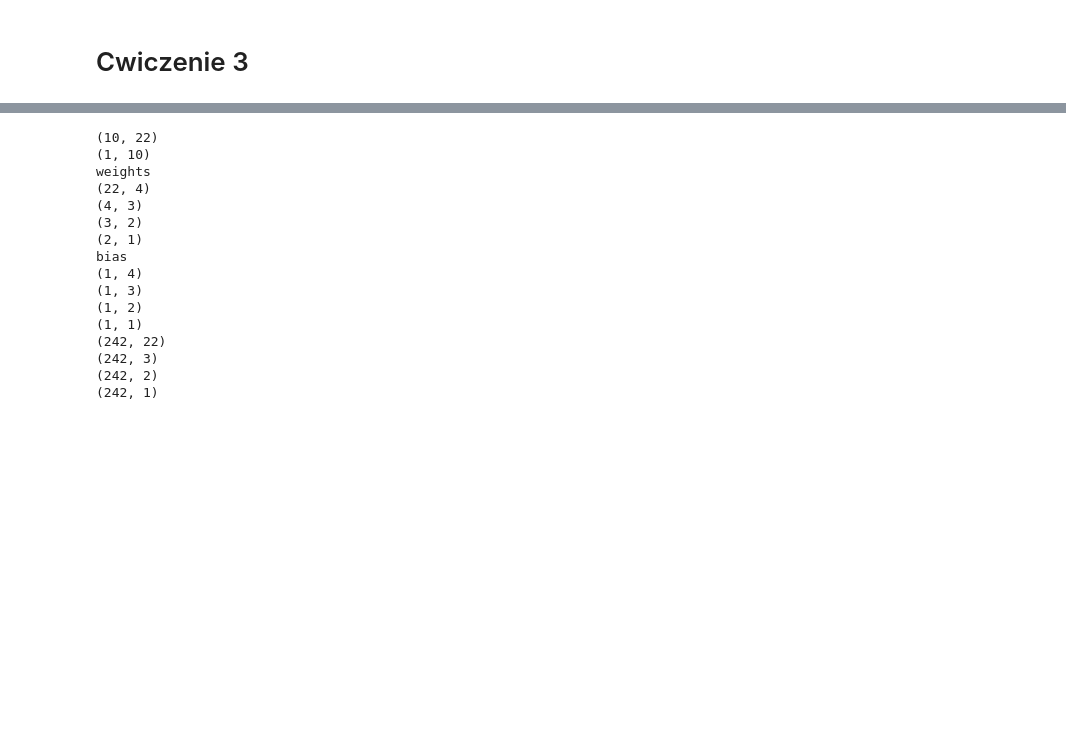
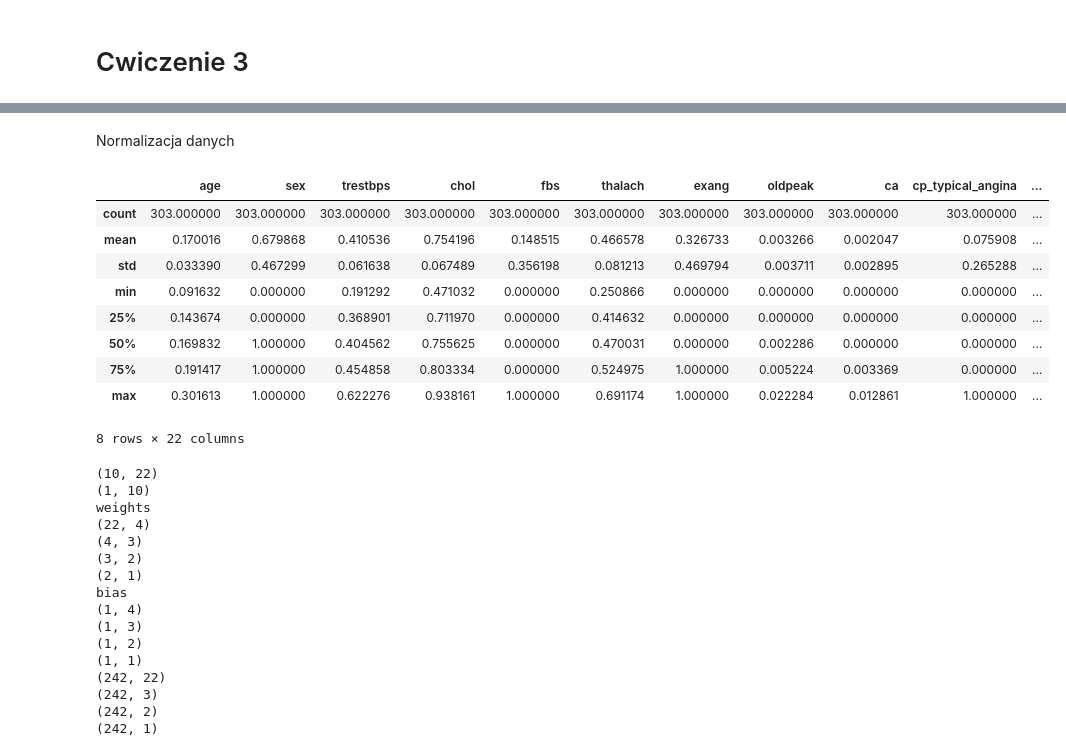
Before and after one commit to Filipstrozik/NeuralNetworks, a Jupyter notebook: CW1/data_exploration.ipynb, the cells around one changed output, grey strips where cells are left out. Saved outputs shown, nothing was run; the diff lists cells and outputs as text; code cells hidden in the pictures; blank space fills up the shorter version.

```diff
--- a/CW1/data_exploration.ipynb
+++ b/CW1/data_exploration.ipynb
@@ -511,0 +523,18 @@ F1:  0.8787878787878787
+# %% [markdown]
+Normalizacja danych
+# %%
+from sklearn import preprocessing
+scaler = preprocessing.Normalizer()
+X[numeric_features] = scaler.fit_transform(X[numeric_features])
+X.describe()
+# %% [output]
+|  | age | sex | trestbps | chol | fbs | thalach | exang | oldpeak | ca | cp_typical_angina | ... |
+| count | 303.000000 | 303.000000 | 303.000000 | 303.000000 | 303.000000 | 303.000000 | 303.000000 | 303.000000 | 303.000000 | 303.000000 | ... |
+| mean | 0.170016 | 0.679868 | 0.410536 | 0.754196 | 0.148515 | 0.466578 | 0.326733 | 0.003266 | 0.002047 | 0.075908 | ... |
+| std | 0.033390 | 0.467299 | 0.061638 | 0.067489 | 0.356198 | 0.081213 | 0.469794 | 0.003711 | 0.002895 | 0.265288 | ... |
+| min | 0.091632 | 0.000000 | 0.191292 | 0.471032 | 0.000000 | 0.250866 | 0.000000 | 0.000000 | 0.000000 | 0.000000 | ... |
+| 25% | 0.143674 | 0.000000 | 0.368901 | 0.711970 | 0.000000 | 0.414632 | 0.000000 | 0.000000 | 0.000000 | 0.000000 | ... |
+| 50% | 0.169832 | 1.000000 | 0.404562 | 0.755625 | 0.000000 | 0.470031 | 0.000000 | 0.002286 | 0.000000 | 0.000000 | ... |
+| 75% | 0.191417 | 1.000000 | 0.454858 | 0.803334 | 0.000000 | 0.524975 | 1.000000 | 0.005224 | 0.003369 | 0.000000 | ... |
+| max | 0.301613 | 1.000000 | 0.622276 | 0.938161 | 1.000000 | 0.691174 | 1.000000 | 0.022284 | 0.012861 | 1.000000 | ... |
+8 rows × 22 columns
```
Also changed, not shown: parts of 8 cells of this notebook, 1 other file.
